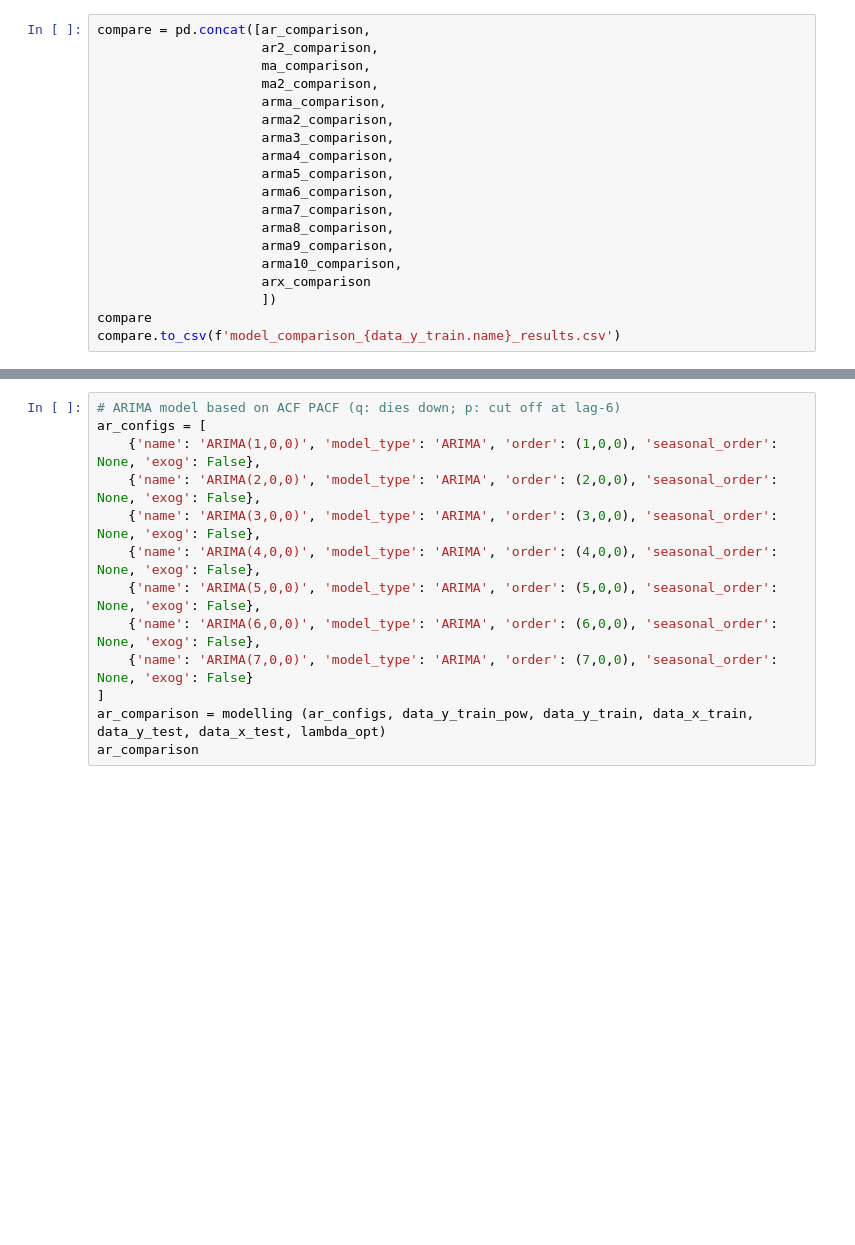
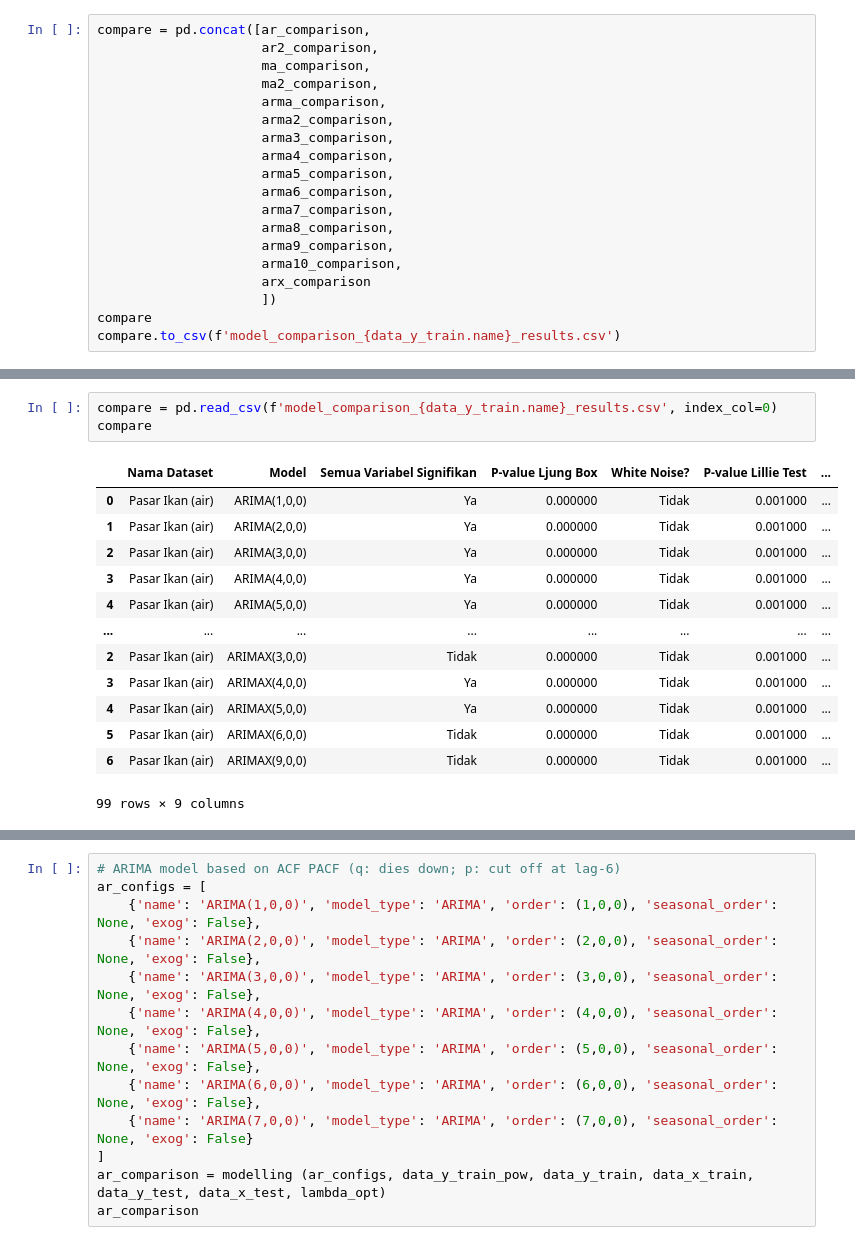
Before and after one commit to elvano22/Pintu-Air, a Jupyter notebook: 04e_ARIMA_Pasar_Ikan.ipynb, the cells around one changed output, grey strips where cells are left out. Drawn from its saved outputs; the diff is of its cells as text; blank space fills up the shorter version.

```diff
--- a/04e_ARIMA_Pasar_Ikan.ipynb
+++ b/04e_ARIMA_Pasar_Ikan.ipynb
@@ -767,0 +767,17 @@ https://docs.google.com/spreadsheets/d/1UbX3qRPYXnPcMsCIabR3cdcNSHs8VIzrp3FQ4kpO
+# %%
+compare = pd.read_csv(f'model_comparison_{data_y_train.name}_results.csv', index_col=0)
+compare
+# %% [output]
+|  | Nama Dataset | Model | Semua Variabel Signifikan | P-value Ljung Box | White Noise? | P-value Lillie Test | ... |
+| 0 | Pasar Ikan (air) | ARIMA(1,0,0) | Ya | 0.000000 | Tidak | 0.001000 | ... |
+| 1 | Pasar Ikan (air) | ARIMA(2,0,0) | Ya | 0.000000 | Tidak | 0.001000 | ... |
+| 2 | Pasar Ikan (air) | ARIMA(3,0,0) | Ya | 0.000000 | Tidak | 0.001000 | ... |
+| 3 | Pasar Ikan (air) | ARIMA(4,0,0) | Ya | 0.000000 | Tidak | 0.001000 | ... |
+| 4 | Pasar Ikan (air) | ARIMA(5,0,0) | Ya | 0.000000 | Tidak | 0.001000 | ... |
+| ... | ... | ... | ... | ... | ... | ... | ... |
+| 2 | Pasar Ikan (air) | ARIMAX(3,0,0) | Tidak | 0.000000 | Tidak | 0.001000 | ... |
+| 3 | Pasar Ikan (air) | ARIMAX(4,0,0) | Ya | 0.000000 | Tidak | 0.001000 | ... |
+| 4 | Pasar Ikan (air) | ARIMAX(5,0,0) | Ya | 0.000000 | Tidak | 0.001000 | ... |
+| 5 | Pasar Ikan (air) | ARIMAX(6,0,0) | Tidak | 0.000000 | Tidak | 0.001000 | ... |
+| 6 | Pasar Ikan (air) | ARIMAX(9,0,0) | Tidak | 0.000000 | Tidak | 0.001000 | ... |
+99 rows × 9 columns
```
Also changed, not shown: parts of 14 cells of this notebook.
